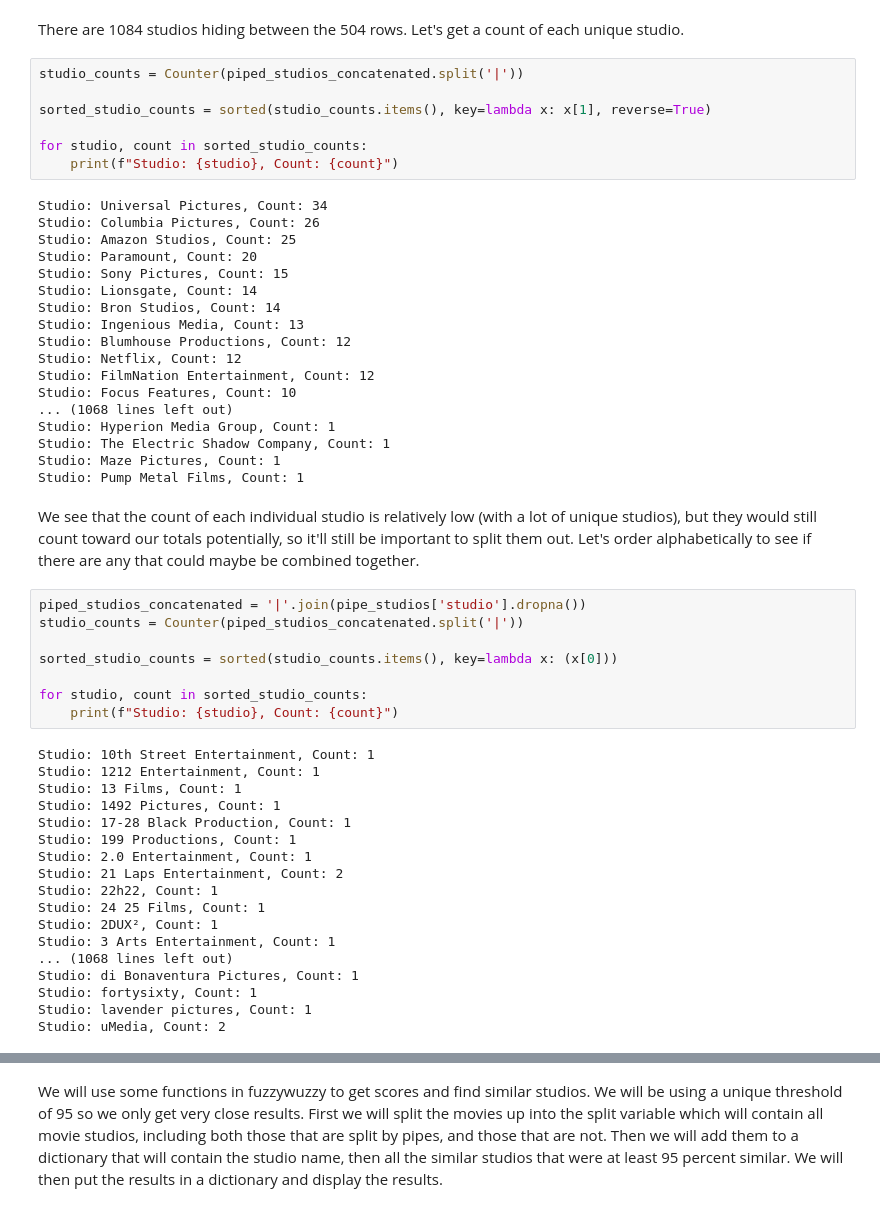
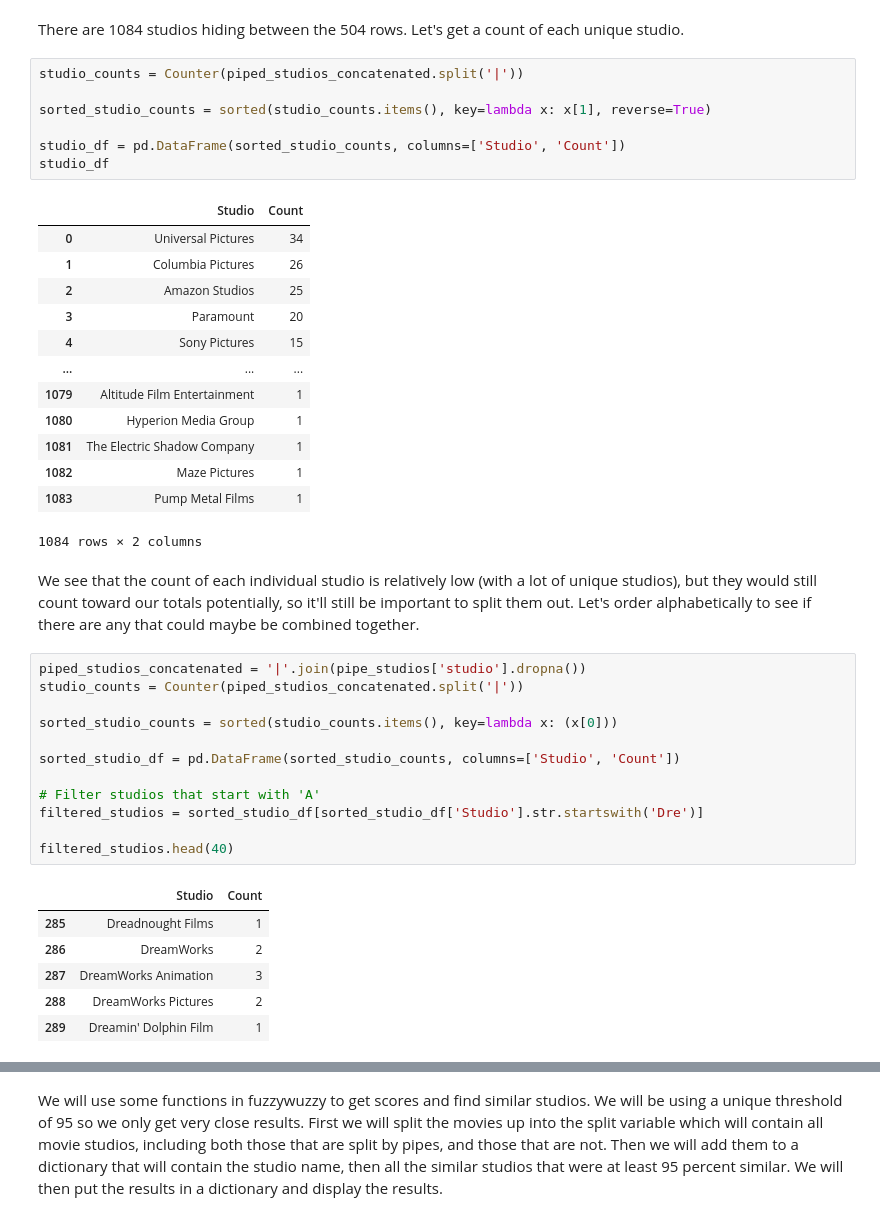
Before and after one commit to mcoulombe021/Springboard, a Jupyter notebook: Capstone 3/Data Wrangling & Exploratory Data Analysis.ipynb, the cells around one changed output, grey strips where cells are left out. Drawn from its saved outputs; the diff is of its cells as text.

```diff
--- a/Capstone 3/Data Wrangling & Exploratory Data Analysis.ipynb
+++ b/Capstone 3/Data Wrangling & Exploratory Data Analysis.ipynb
@@ -610,28 +610,24 @@ There are 1084 studios hiding between the 504 rows. Let's get a count of each un
 # %%
 studio_counts = Counter(piped_studios_concatenated.split('|'))
 
 sorted_studio_counts = sorted(studio_counts.items(), key=lambda x: x[1], reverse=True)
 
-for studio, count in sorted_studio_counts:
-    print(f"Studio: {studio}, Count: {count}")
+studio_df = pd.DataFrame(sorted_studio_counts, columns=['Studio', 'Count'])
+studio_df
 # %% [output]
+|  | Studio | Count |
+| 0 | Universal Pictures | 34 |
+| 1 | Columbia Pictures | 26 |
+| 2 | Amazon Studios | 25 |
+| 3 | Paramount | 20 |
+| 4 | Sony Pictures | 15 |
+| ... | ... | ... |
+| 1079 | Altitude Film Entertainment | 1 |
+| 1080 | Hyperion Media Group | 1 |
+| 1081 | The Electric Shadow Company | 1 |
+| 1082 | Maze Pictures | 1 |
+| 1083 | Pump Metal Films | 1 |
-Studio: Universal Pictures, Count: 34
-Studio: Columbia Pictures, Count: 26
-Studio: Amazon Studios, Count: 25
-Studio: Paramount, Count: 20
-Studio: Sony Pictures, Count: 15
-Studio: Lionsgate, Count: 14
-Studio: Bron Studios, Count: 14
-Studio: Ingenious Media, Count: 13
-Studio: Blumhouse Productions, Count: 12
-Studio: Netflix, Count: 12
-Studio: FilmNation Entertainment, Count: 12
-Studio: Focus Features, Count: 10
-... (1068 lines left out)
-Studio: Hyperion Media Group, Count: 1
-Studio: The Electric Shadow Company, Count: 1
-Studio: Maze Pictures, Count: 1
-Studio: Pump Metal Films, Count: 1
+1084 rows × 2 columns
 # %% [markdown]
 We see that the count of each individual studio is relatively low (with a lot of unique studios), but they would still count toward our totals potentially, so it'll still be important to split them out. Let's order alphabetically to see if there are any that could maybe be combined together.
 # %%
@@ -640,24 +636,17 @@ studio_counts = Counter(piped_studios_concatenated.split('|'))
 
 sorted_studio_counts = sorted(studio_counts.items(), key=lambda x: (x[0]))
 
-for studio, count in sorted_studio_counts:
-    print(f"Studio: {studio}, Count: {count}")
+sorted_studio_df = pd.DataFrame(sorted_studio_counts, columns=['Studio', 'Count'])
+
+# Filter studios that start with 'A'
+filtered_studios = sorted_studio_df[sorted_studio_df['Studio'].str.startswith('Dre')]
+
+filtered_studios.head(40)
 # %% [output]
-Studio: 10th Street Entertainment, Count: 1
-Studio: 1212 Entertainment, Count: 1
-Studio: 13 Films, Count: 1
-Studio: 1492 Pictures, Count: 1
-Studio: 17-28 Black Production, Count: 1
-Studio: 199 Productions, Count: 1
-Studio: 2.0 Entertainment, Count: 1
-Studio: 21 Laps Entertainment, Count: 2
-Studio: 22h22, Count: 1
-Studio: 24 25 Films, Count: 1
-Studio: 2DUX², Count: 1
-Studio: 3 Arts Entertainment, Count: 1
-... (1068 lines left out)
-Studio: di Bonaventura Pictures, Count: 1
-Studio: fortysixty, Count: 1
-Studio: lavender pictures, Count: 1
-Studio: uMedia, Count: 2
+|  | Studio | Count |
+| 285 | Dreadnought Films | 1 |
+| 286 | DreamWorks | 2 |
+| 287 | DreamWorks Animation | 3 |
+| 288 | DreamWorks Pictures | 2 |
+| 289 | Dreamin' Dolphin Film | 1 |
 # %% [markdown]
```
Also changed, not shown: parts of 3 cells of this notebook.
